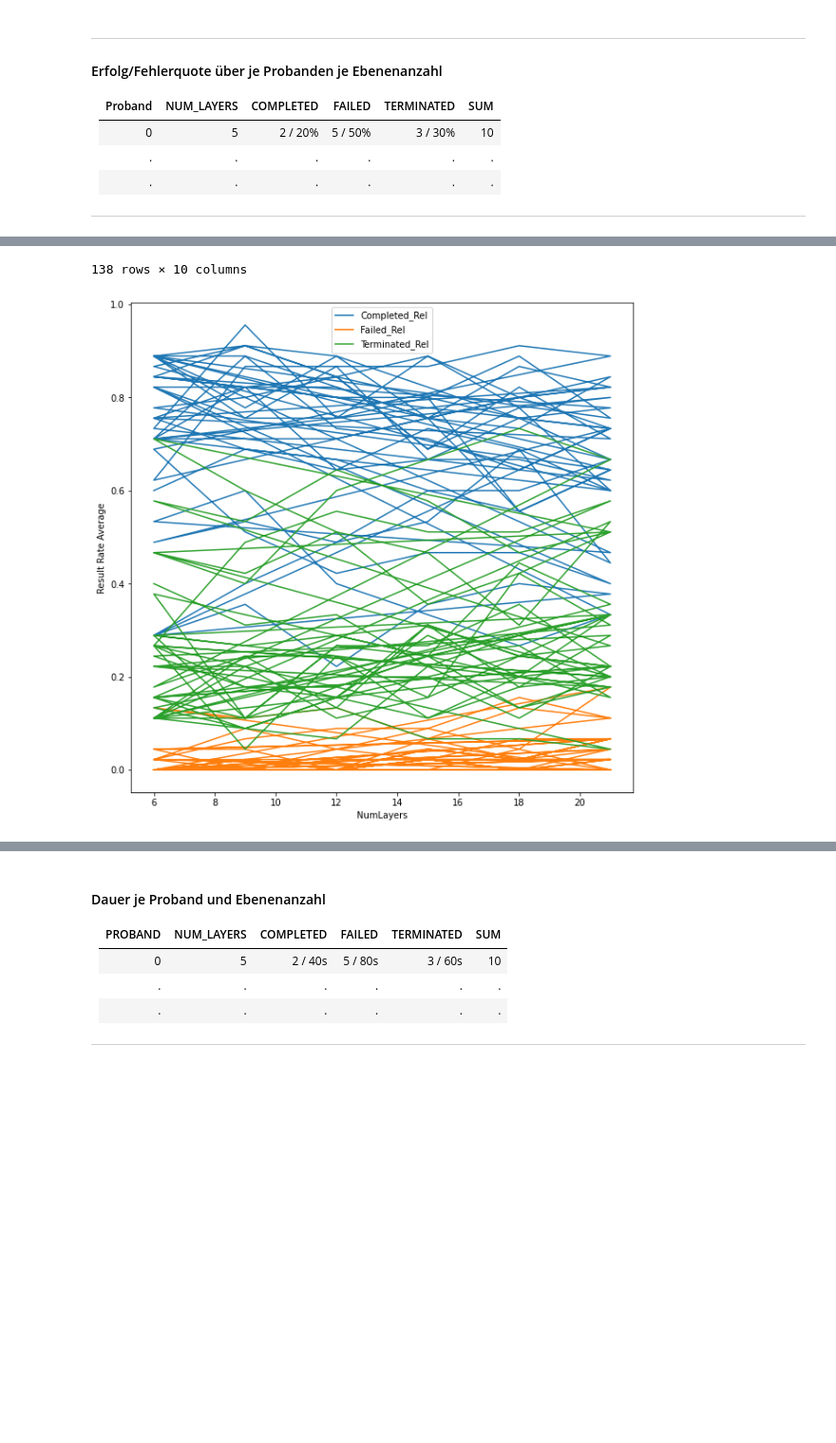
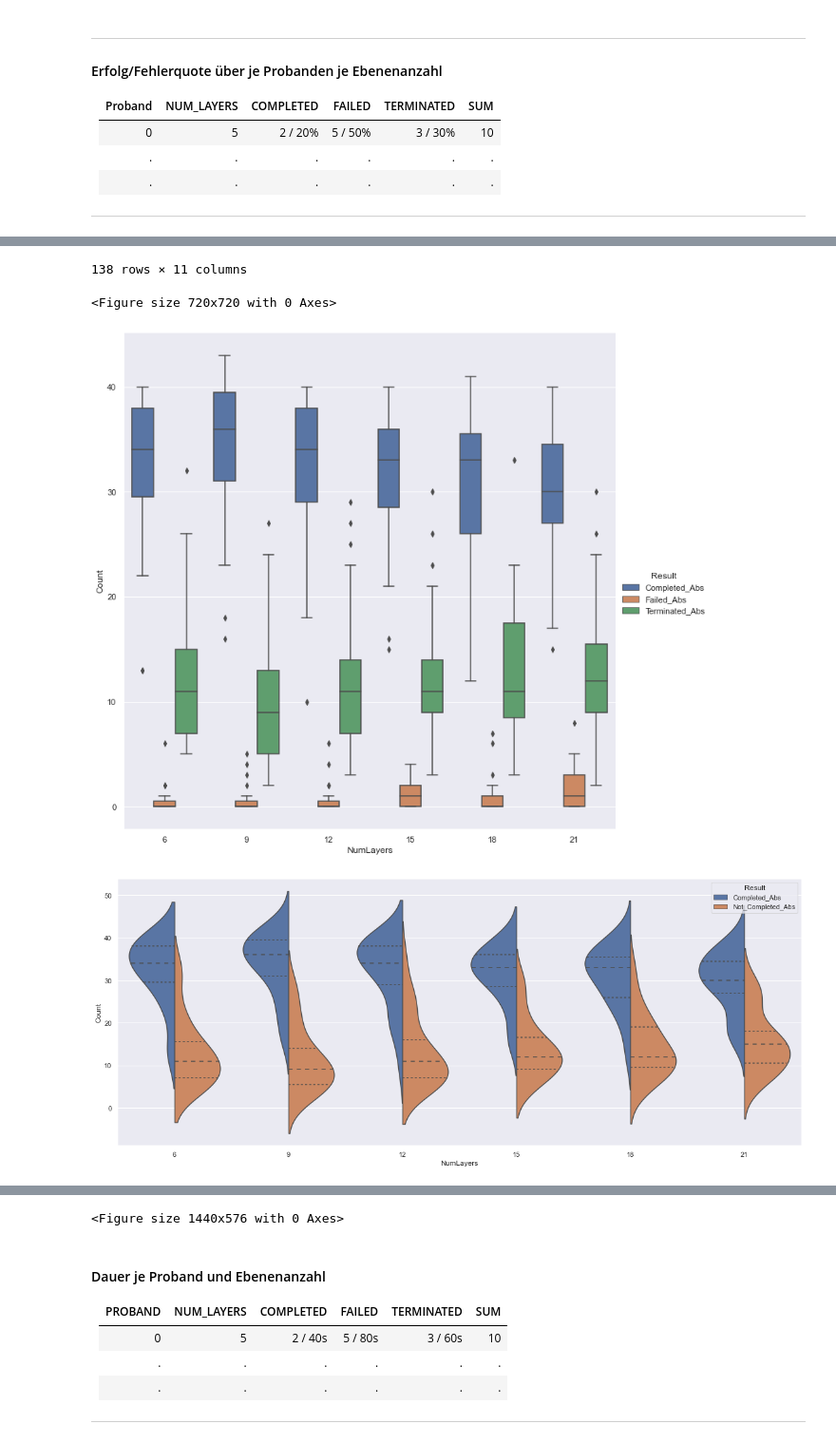
Before and after one commit to visualengineers/reflex-avi2022-results, a Jupyter notebook: code/zelasto study.ipynb, the cells around one changed output, grey strips where cells are left out. Shown at 95% size. Drawn from its saved outputs; the diff is of its cells as text; code cells hidden in the pictures; blank space fills up the shorter version.

Commit message:
feature: violin plots

```diff
--- a/code/zelasto study.ipynb
+++ b/code/zelasto study.ipynb
@@ -1133,35 +1136,70 @@ for index, value in count.items():
         df_rates.iat[r_index[0], 4] = fail_sum
 
     if index[2] == " TERMINATED":
         term_sum = int(rate["Terminated_Abs"]) + value;
         df_rates.iat[r_index[0], 6] = term_sum
 
 df_rates["Sum"] = df_rates["Completed_Abs"] + df_rates["Failed_Abs"] + df_rates["Terminated_Abs"]
 df_rates["Completed_Rel"] = df_rates["Completed_Abs"] / df_rates["Sum"]
 df_rates["Failed_Rel"] = df_rates["Failed_Abs"] / df_rates["Sum"]
 df_rates["Terminated_Rel"] = df_rates["Terminated_Abs"] / df_rates["Sum"]
+df_rates["Not_Completed_Abs"] = df_rates["Terminated_Abs"] + df_rates["Failed_Abs"]
 
 df_rates["Sum_Rel"] = df_rates["Completed_Rel"] + df_rates["Failed_Rel"] + df_rates["Terminated_Rel"]
 
 display(df_rates.sort_values(by=["Proband", "NumLayers"], key=lambda col: col.astype(int)))
 
-ax = df_rates[["NumLayers", "Completed_Rel", "Failed_Rel", "Terminated_Rel"]].plot(x="NumLayers", figsize=(10, 10))
-ax.set_ylabel("Result Rate Average")
-ax.get_figure().savefig(rf'{export}rates_subject_layers.png')
+# ax = df_rates[["NumLayers", "Completed_Rel", "Failed_Rel", "Terminated_Rel"]].plot(x="NumLayers", figsize=(10, 10))
+# ax.set_ylabel("Result Rate Average")
+# ax.get_figure().savefig(rf'{export}rates_subject_layers.png')
+
+df_plot = pd.melt(frame=df_rates, id_vars=["Proband","NumLayers"], value_vars=["Completed_Abs", "Failed_Abs", "Terminated_Abs"], var_name="Result", value_name="Count").reset_index()
+df_plot["Count"] = df_plot["Count"] .astype(int)
+
+df_plot2 = pd.melt(frame=df_rates, id_vars=["Proband","NumLayers"], value_vars=["Completed_Abs", "Not_Completed_Abs"], var_name="Result", value_name="Count").reset_index()
+df_plot2["Count"] = df_plot2["Count"] .astype(int)
+
+df_plot3 = pd.melt(frame=df_rates, id_vars=["Proband","NumLayers"], value_vars=["Failed_Abs", "Terminated_Abs"], var_name="Result", value_name="Count").reset_index()
+df_plot3["Count"] = df_plot3["Count"] .astype(int)
+
+plt.figure(figsize=(10,10))
+
+# ax = df_rates["Completed_Rel"].plot(x="NumLayers", linestyle=":")
+
+ax2 = sns.catplot(data = df_plot, x="NumLayers", y="Count", hue="Result", kind="box", height=10)
+
+plt.savefig(rf'{export}rates_layers_box.png')
+plt.show()
+
+ax3 = sns.violinplot(data= df_plot2, x="NumLayers", y="Count", hue="Result", split=True, inner="quartile")
+plt.show()
+plt.savefig(rf'{export}rates_layers_violin_completed_notCompleted.png')
+
+ax4 = sns.violinplot(data= df_plot3, x="NumLayers", y="Count", hue="Result", split=True, inner="quartile")
+plt.show()
+
+plt.savefig(rf'{export}rates_layers_violin_failed_terminated.png')
+
+ax5 = sns.violinplot(data= df_plot, x="NumLayers", y="Count", hue="Result", inner="quartile")
+plt.show()
+
+plt.savefig(rf'{export}rates_layers_violin.png')
 
 df_rates.to_csv(rf'{export}rates_subject_layers.csv', sep= ";")
 # %% [output]
 |  | Proband | NumLayers | Completed_Abs | Completed_Rel | Failed_Abs | Failed_Rel | Terminated_Abs | ... |
 | 0 | 1 | 6 | 27 | 0.6 | 0 | 0.0 | 18 | ... |
 | 1 | 1 | 9 | 31 | 0.688889 | 0 | 0.0 | 14 | ... |
 | 2 | 1 | 12 | 29 | 0.644444 | 1 | 0.022222 | 15 | ... |
 | 3 | 1 | 15 | 33 | 0.733333 | 2 | 0.044444 | 10 | ... |
 | 4 | 1 | 18 | 31 | 0.688889 | 1 | 0.022222 | 13 | ... |
 | ... | ... | ... | ... | ... | ... | ... | ... | ... |
 | 133 | 24 | 9 | 31 | 0.688889 | 4 | 0.088889 | 10 | ... |
 | 134 | 24 | 12 | 30 | 0.666667 | 2 | 0.044444 | 13 | ... |
 | 135 | 24 | 15 | 27 | 0.6 | 4 | 0.088889 | 14 | ... |
 | 136 | 24 | 18 | 27 | 0.6 | 7 | 0.155556 | 11 | ... |
 | 137 | 24 | 21 | 30 | 0.666667 | 5 | 0.111111 | 10 | ... |
-138 rows × 10 columns
+138 rows × 11 columns
+<Figure size 720x720 with 0 Axes>
-[figure, old version]
+[figure, new version]
+[figure, added]
@@ -1168,3 +1208,4 @@ df_rates.to_csv(rf'{export}rates_subject_layers.csv', sep= ";")
+<Figure size 1440x576 with 0 Axes>
 # %% [markdown]
 #### Dauer je Proband und Ebenenanzahl
 
```
Also changed, not shown: parts of 2 cells of this notebook, 5 other files.
